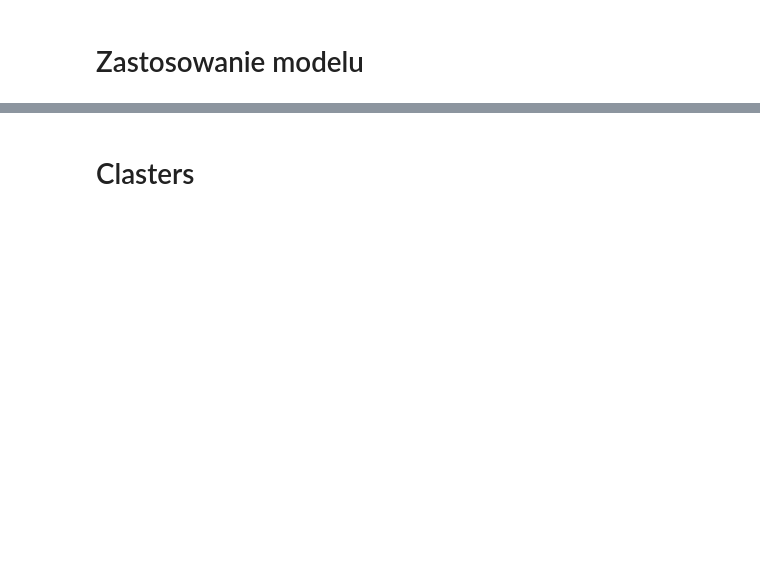
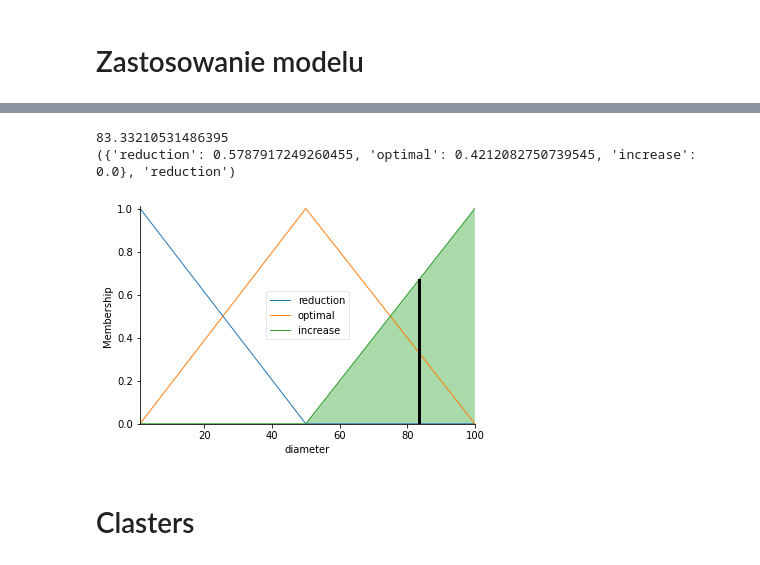
Before and after one commit to BuczynskiRafal/pipe_calculations, a Jupyter notebook: fuzzy logic.ipynb, the cells around one changed output, grey strips where cells are left out. Saved outputs shown, nothing was run; the diff lists cells and outputs as text; code cells hidden in the pictures; blank space fills up the shorter version.

```diff
--- a/fuzzy logic.ipynb
+++ b/fuzzy logic.ipynb
@@ -380,0 +405,12 @@ print(fuzzy_logic(s=20, v=1, d=0.2))
+# %%
+def get_populate(result):
+    populate = {
+        'reduction': fuzz.interp_membership(diameter.universe, diameter['reduction'].mf, result),
+        'optimal': fuzz.interp_membership(diameter.universe, diameter['optimal'].mf, result),
+        'increase': fuzz.interp_membership(diameter.universe, diameter['increase'].mf, result)
+    }
+    max_populate = max(populate, key=populate.get)
+    return max_populate
+
+df['membership'] = df.apply(lambda x: get_populate(result=x['evaluation']), axis=1)
+df.head(19)
@@ -381,3 +447,17 @@ print(fuzzy_logic(s=20, v=1, d=0.2))
+# %%
+diameters.input['slope'] = 230
+diameters.input['velocity'] = 5
+
+diameters.compute()
+result = diameters.output['diameter']
+print(result)
+diameter.view(sim=diameters)
+
+print(get_populate(result))
+# %% [output]
+83.33210531486395
+({'reduction': 0.5787917249260455, 'optimal': 0.4212082750739545, 'increase': 0.0}, 'reduction')
+[figure, added]
 # %% [markdown]
 # Clasters
 # %%
```
Also changed, not shown: parts of 22 cells of this notebook.
